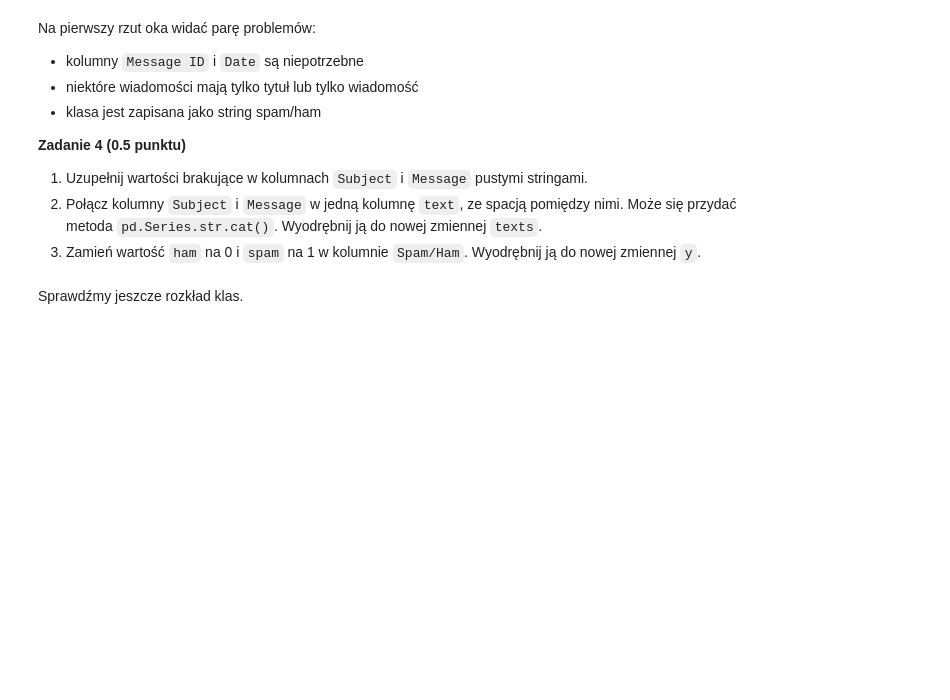
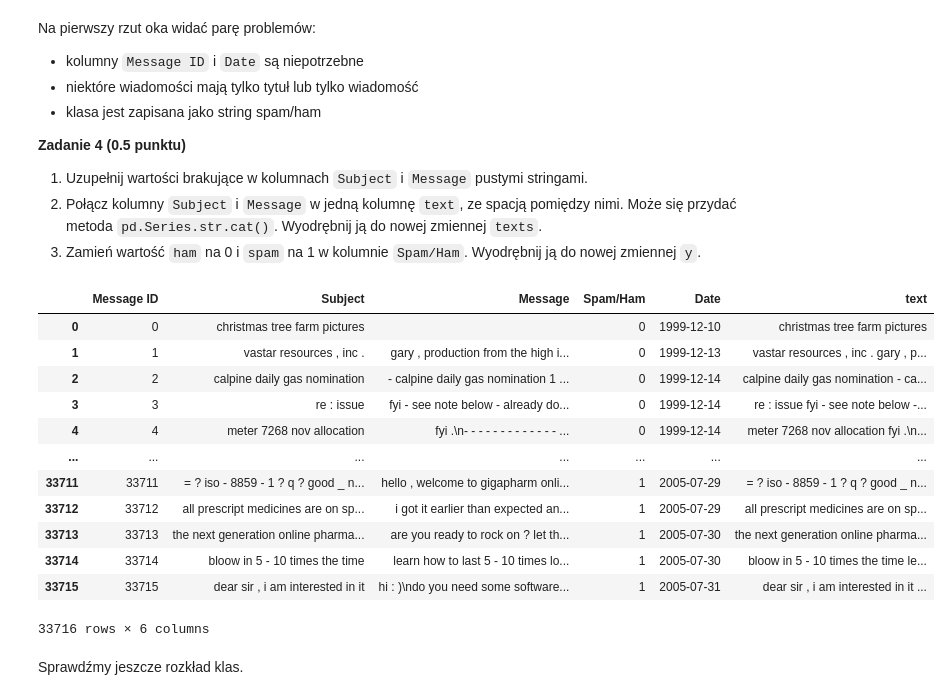
Before and after one commit to krzysztof-kopel/podstawy-uczenia-maszynowego, a Jupyter notebook: lab4/notebook.ipynb, the cells around one changed output. Drawn from its saved outputs; the diff is of its cells as text; code cells hidden in the pictures; blank space fills up the shorter version.

```diff
--- a/lab4/notebook.ipynb
+++ b/lab4/notebook.ipynb
@@ -273,6 +286,30 @@ Na pierwszy rzut oka widać parę problemów:
 1. Uzupełnij wartości brakujące w kolumnach `Subject` i `Message` pustymi stringami.
 2. Połącz kolumny `Subject` i `Message` w jedną kolumnę `text`, ze spacją pomiędzy nimi. Może się przydać metoda `pd.Series.str.cat()`. Wyodrębnij ją do nowej zmiennej `texts`.
 3. Zamień wartość `ham` na 0 i `spam` na 1 w kolumnie `Spam/Ham`. Wyodrębnij ją do nowej zmiennej `y`.
+# %%
+df = df.fillna({"Subject": "", "Message": ""})
+
+df["text"] = df["Subject"] + " " + df["Message"]
+texts = df["text"]
+
+df["Spam/Ham"] = df["Spam/Ham"].map(lambda x: 0 if x == "ham" else 1)
+y = df["Spam/Ham"]
+
+df
+# %% [output]
+|  | Message ID | Subject | Message | Spam/Ham | Date | text |
+| 0 | 0 | christmas tree farm pictures |  | 0 | 1999-12-10 | christmas tree farm pictures |
+| 1 | 1 | vastar resources , inc . | gary , production from the high i... | 0 | 1999-12-13 | vastar resources , inc . gary , p... |
+| 2 | 2 | calpine daily gas nomination | - calpine daily gas nomination 1 ... | 0 | 1999-12-14 | calpine daily gas nomination - ca... |
+| 3 | 3 | re : issue | fyi - see note below - already do... | 0 | 1999-12-14 | re : issue fyi - see note below -... |
+| 4 | 4 | meter 7268 nov allocation | fyi .\n- - - - - - - - - - - - - ... | 0 | 1999-12-14 | meter 7268 nov allocation fyi .\n... |
+| ... | ... | ... | ... | ... | ... | ... |
+| 33711 | 33711 | = ? iso - 8859 - 1 ? q ? good _ n... | hello , welcome to gigapharm onli... | 1 | 2005-07-29 | = ? iso - 8859 - 1 ? q ? good _ n... |
+| 33712 | 33712 | all prescript medicines are on sp... | i got it earlier than expected an... | 1 | 2005-07-29 | all prescript medicines are on sp... |
+| 33713 | 33713 | the next generation online pharma... | are you ready to rock on ? let th... | 1 | 2005-07-30 | the next generation online pharma... |
+| 33714 | 33714 | bloow in 5 - 10 times the time | learn how to last 5 - 10 times lo... | 1 | 2005-07-30 | bloow in 5 - 10 times the time le... |
+| 33715 | 33715 | dear sir , i am interested in it | hi : )\ndo you need some software... | 1 | 2005-07-31 | dear sir , i am interested in it ... |
+33716 rows × 6 columns
 # %% [markdown]
 Sprawdźmy jeszcze rozkład klas.
 # %%
```
Also changed, not shown: parts of 11 cells of this notebook.
